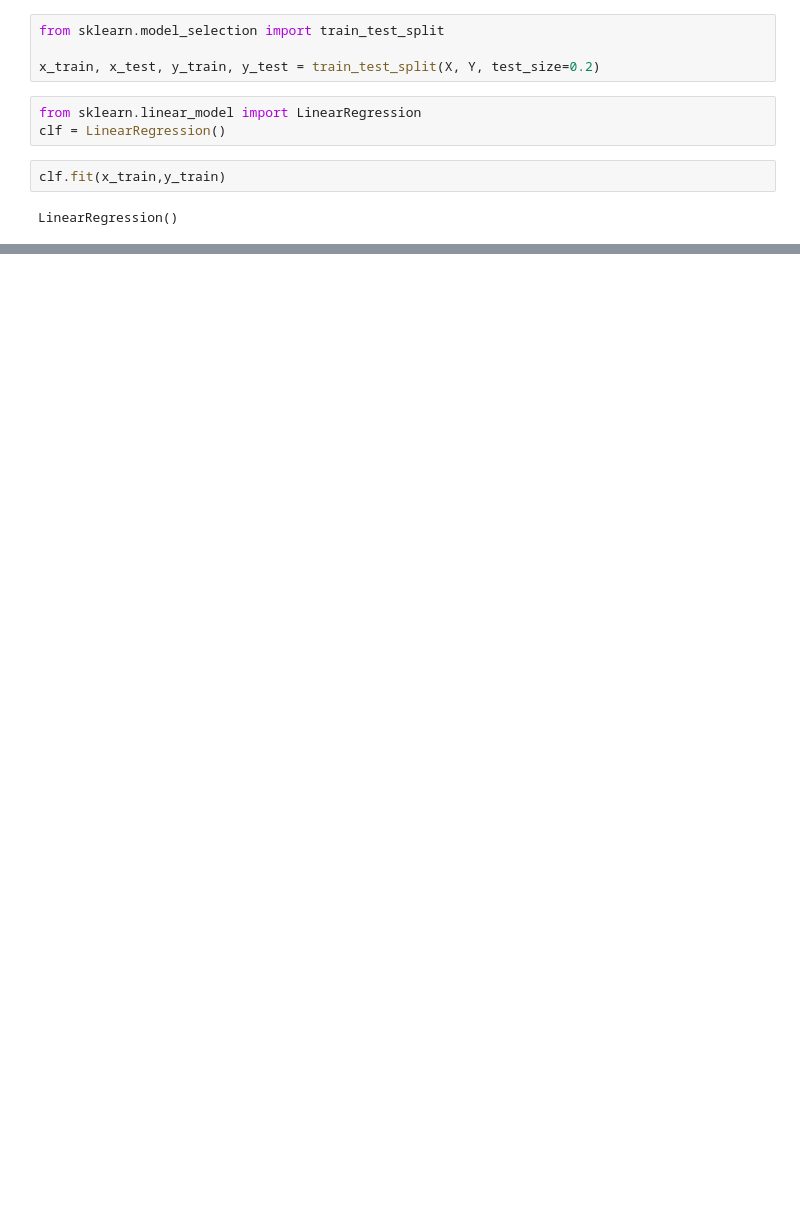
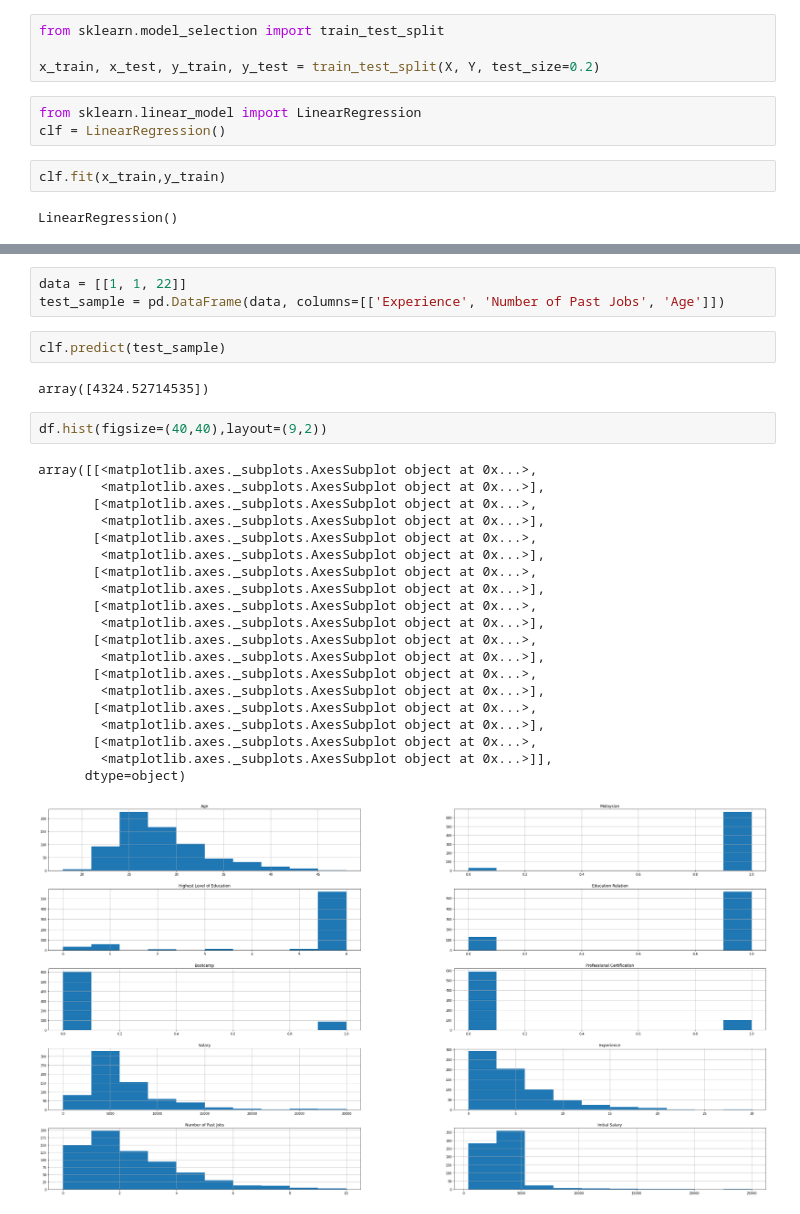
Before and after one commit to agb2k/Malaysian-Salary-Analysis, a Jupyter notebook: Analysis.ipynb, the cells around one changed output, grey strips where cells are left out. Saved outputs shown, nothing was run; the diff lists cells and outputs as text; blank space fills up the shorter version.

```diff
--- a/Analysis.ipynb
+++ b/Analysis.ipynb
@@ -261,0 +309,30 @@ clf.score(x_test,y_test)
+# %%
+data = [[1, 1, 22]]
+test_sample = pd.DataFrame(data, columns=[['Experience', 'Number of Past Jobs', 'Age']])
+# %%
+clf.predict(test_sample)
+# %% [output]
+array([4324.52714535])
+# %%
+df.hist(figsize=(40,40),layout=(9,2))
+# %% [output]
+array([[<matplotlib.axes._subplots.AxesSubplot object at 0x...>,
+        <matplotlib.axes._subplots.AxesSubplot object at 0x...>],
+       [<matplotlib.axes._subplots.AxesSubplot object at 0x...>,
+        <matplotlib.axes._subplots.AxesSubplot object at 0x...>],
+       [<matplotlib.axes._subplots.AxesSubplot object at 0x...>,
+        <matplotlib.axes._subplots.AxesSubplot object at 0x...>],
+       [<matplotlib.axes._subplots.AxesSubplot object at 0x...>,
+        <matplotlib.axes._subplots.AxesSubplot object at 0x...>],
+       [<matplotlib.axes._subplots.AxesSubplot object at 0x...>,
+        <matplotlib.axes._subplots.AxesSubplot object at 0x...>],
+       [<matplotlib.axes._subplots.AxesSubplot object at 0x...>,
+        <matplotlib.axes._subplots.AxesSubplot object at 0x...>],
+       [<matplotlib.axes._subplots.AxesSubplot object at 0x...>,
+        <matplotlib.axes._subplots.AxesSubplot object at 0x...>],
+       [<matplotlib.axes._subplots.AxesSubplot object at 0x...>,
+        <matplotlib.axes._subplots.AxesSubplot object at 0x...>],
+       [<matplotlib.axes._subplots.AxesSubplot object at 0x...>,
+        <matplotlib.axes._subplots.AxesSubplot object at 0x...>]],
+      dtype=object)
+[figure, added]
```
Also changed, not shown: parts of 12 cells of this notebook.
